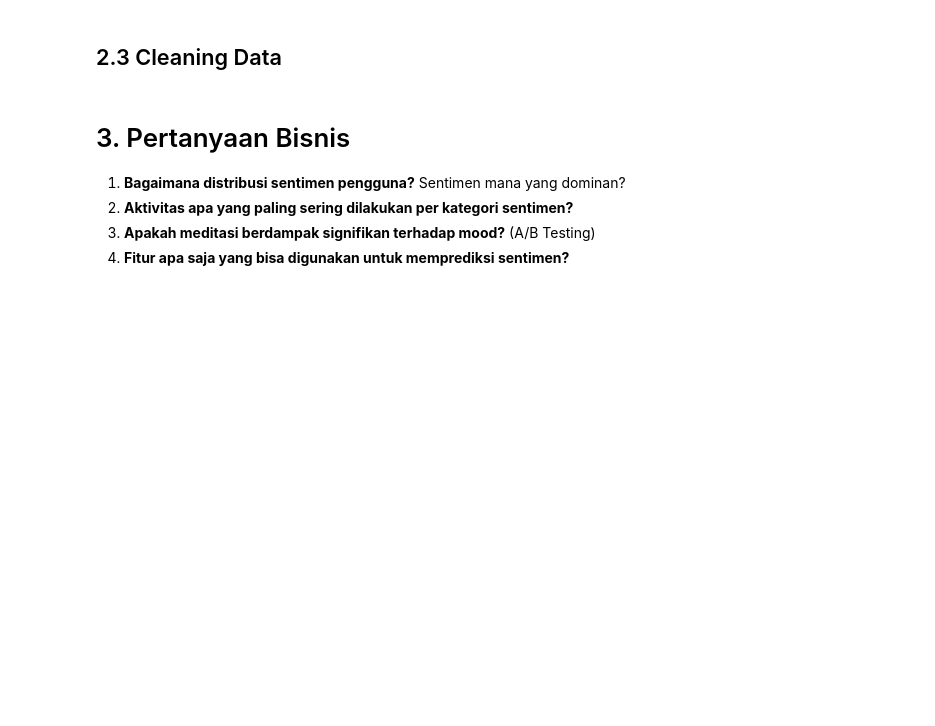
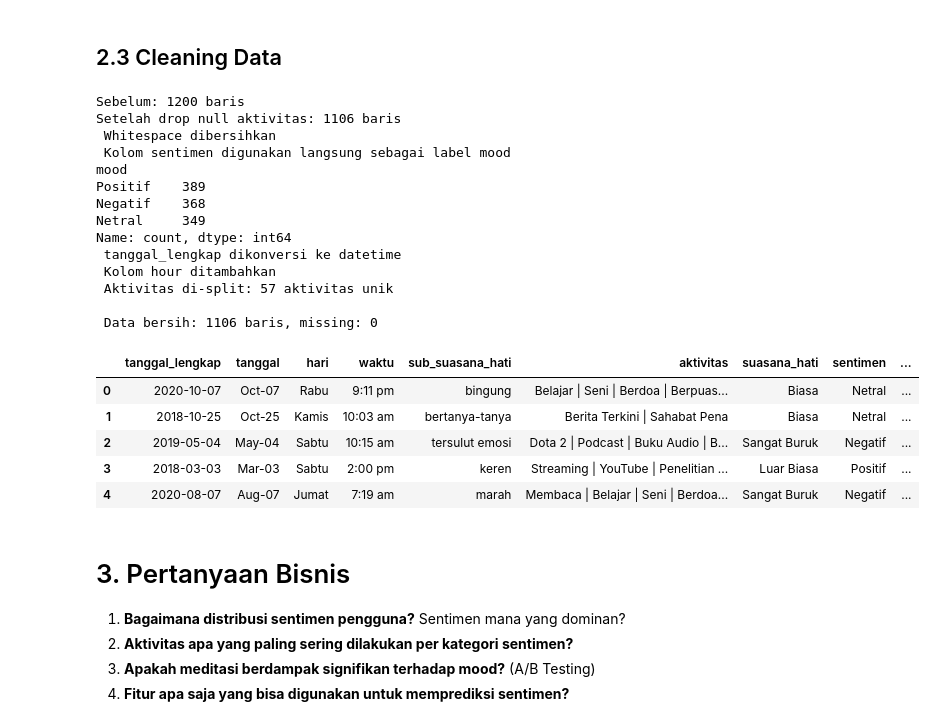
Before and after one commit to Ferryir/Dataset-CAPSTONE, a Jupyter notebook: Dataset-CAPSTONE-main/Dataset/capstone_data_scientist_dbs26.ipynb, the cells around one changed output. Cells and saved outputs as stored; diff of their text form; code cells hidden in the pictures; blank space fills up the shorter version.

```diff
--- a/Dataset-CAPSTONE-main/Dataset/capstone_data_scientist_dbs26.ipynb
+++ b/Dataset-CAPSTONE-main/Dataset/capstone_data_scientist_dbs26.ipynb
@@ -88,50 +137,71 @@ print(df['mood'].value_counts())
 # %%
 # STEP 1: Drop missing values
 print(f"Sebelum: {len(df)} baris")
-df = df.dropna(subset=['activities'])
-print(f"Setelah drop null activities: {len(df)} baris")
+df = df.dropna(subset=['aktivitas'])
+print(f"Setelah drop null aktivitas: {len(df)} baris")
 
 # STEP 2: Strip whitespace
-df['mood'] = df['mood'].str.strip()
-df['sub_mood'] = df['sub_mood'].str.strip()
-df['activities'] = df['activities'].str.strip()
-print("✅ Whitespace dibersihkan")
+df['suasana_hati'] = df['suasana_hati'].str.strip()
+df['sub_suasana_hati'] = df['sub_suasana_hati'].str.strip()
+df['aktivitas'] = df['aktivitas'].str.strip()
+df['sentimen'] = df['sentimen'].str.strip()
+print(" Whitespace dibersihkan")
 
-# STEP 3: Mapping mood 5 kelas → 3 sentimen
-mood_mapping = {'Amazing': 'Positif', 'Good': 'Positif', 'Normal': 'Netral', 'Bad': 'Negatif', 'Awful': 'Negatif'}
-df['mood'] = df['mood'].map(mood_mapping)
-print("✅ Mood dikelompokkan: Amazing+Good→Positif, Normal→Netral, Bad+Awful→Negatif")
+# STEP 3: Gunakan kolom sentimen yang sudah ada sebagai label mood
+df['mood'] = df['sentimen']
+print(" Kolom sentimen digunakan langsung sebagai label mood")
 print(df['mood'].value_counts())
 
 # STEP 4: Konversi tanggal
-df['full_date'] = pd.to_datetime(df['full_date'], format='%d/%m/%Y')
-print("✅ full_date dikonversi ke datetime")
+df['tanggal_lengkap'] = pd.to_datetime(df['tanggal_lengkap'], format='%d/%m/%Y')
+print(" tanggal_lengkap dikonversi ke datetime")
 
-# STEP 5: Parse hour dari time
+# STEP 5: Parse hour dari waktu
 def parse_hour(t):
     try:
         parts = t.strip().split()
         hour = int(parts[0].split(':')[0])
         if parts[1].lower() == 'pm' and hour != 12: hour += 12
         elif parts[1].lower() == 'am' and hour == 12: hour = 0
         return hour
     except:
         return None
 
-df['hour'] = df['time'].apply(parse_hour)
-print("✅ Kolom hour ditambahkan")
+df['hour'] = df['waktu'].apply(parse_hour)
+print(" Kolom hour ditambahkan")
 
-# STEP 6: Split activities → list
-df['activities_list'] = df['activities'].apply(
+# STEP 6: Split aktivitas → list
+df['activities_list'] = df['aktivitas'].apply(
     lambda x: [a.strip() for a in str(x).split('|') if a.strip()]
 )
 df_exploded = df.explode('activities_list')
 df_exploded = df_exploded[df_exploded['activities_list'] != '']
-print(f"✅ Aktivitas di-split: {df_exploded['activities_list'].nunique()} aktivitas unik")
+print(f" Aktivitas di-split: {df_exploded['activities_list'].nunique()} aktivitas unik")
 
 # Verifikasi
-print(f"\n📊 Data bersih: {len(df)} baris, missing: {df.isnull().sum().sum()}")
+print(f"\n Data bersih: {len(df)} baris, missing: {df.isnull().sum().sum()}")
 df.head()
+# %% [output]
+Sebelum: 1200 baris
+Setelah drop null aktivitas: 1106 baris
+ Whitespace dibersihkan
+ Kolom sentimen digunakan langsung sebagai label mood
+mood
+Positif    389
+Negatif    368
+Netral     349
+Name: count, dtype: int64
+ tanggal_lengkap dikonversi ke datetime
+ Kolom hour ditambahkan
+ Aktivitas di-split: 57 aktivitas unik
+
+ Data bersih: 1106 baris, missing: 0
+|  | tanggal_lengkap | tanggal | hari | waktu | sub_suasana_hati | aktivitas | suasana_hati | sentimen | ... |
+| 0 | 2020-10-07 | Oct-07 | Rabu | 9:11 pm | bingung | Belajar | Seni | Berdoa | Berpuas... | Biasa | Netral | ... |
+| 1 | 2018-10-25 | Oct-25 | Kamis | 10:03 am | bertanya-tanya | Berita Terkini | Sahabat Pena | Biasa | Netral | ... |
+| 2 | 2019-05-04 | May-04 | Sabtu | 10:15 am | tersulut emosi | Dota 2 | Podcast | Buku Audio | B... | Sangat Buruk | Negatif | ... |
+| 3 | 2018-03-03 | Mar-03 | Sabtu | 2:00 pm | keren | Streaming | YouTube | Penelitian ... | Luar Biasa | Positif | ... |
+| 4 | 2020-08-07 | Aug-07 | Jumat | 7:19 am | marah | Membaca | Belajar | Seni | Berdoa... | Sangat Buruk | Negatif | ... |
 # %% [markdown]
 # 3. Pertanyaan Bisnis
 
```
Also changed, not shown: parts of 19 cells of this notebook, 7 other files.
